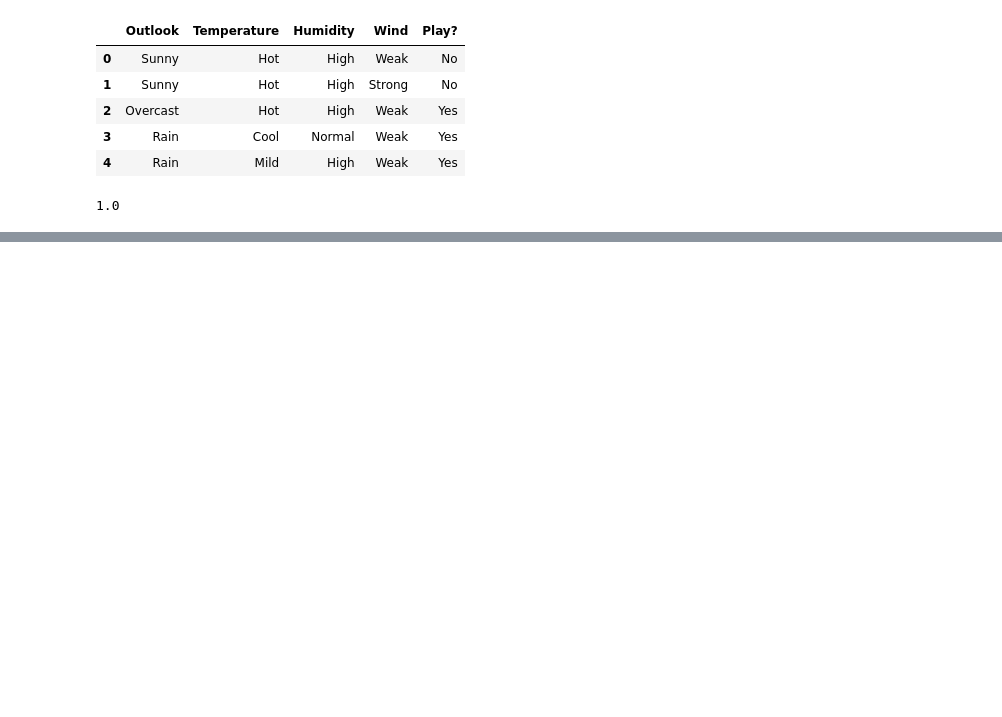
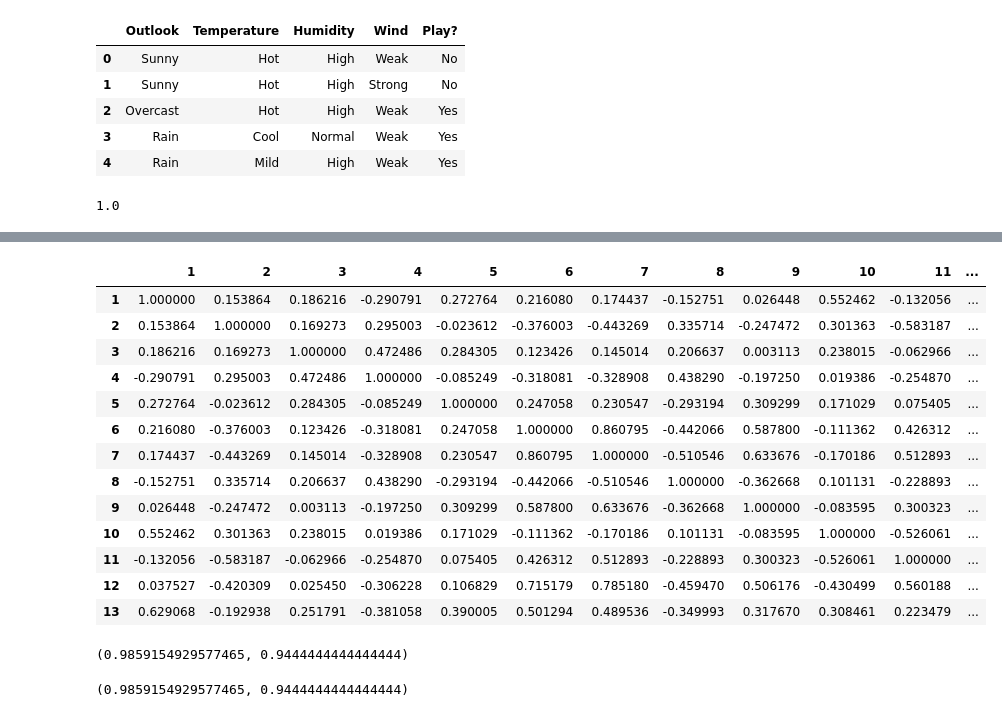
Before and after one commit to lavima/itf31519-practical-machine-learning, a Jupyter notebook: itf31519-naive-bayes-hyperparameter-tuning.ipynb, the cells around one changed output, grey strips where cells are left out. Drawn from its saved outputs; the diff is of its cells as text; code cells hidden in the pictures; blank space fills up the shorter version.

Commit message:
Kaggle Notebook | ITF31519 Naive Bayes & Hyperparameter Tuning | Version 3

```diff
--- a/itf31519-naive-bayes-hyperparameter-tuning.ipynb
+++ b/itf31519-naive-bayes-hyperparameter-tuning.ipynb
@@ -88,0 +91,50 @@ gaussian_nb.fit(uw_train_features, uw_train_targets)
+# %%
+correlation = uw_train_features.corr()
+correlation.style.background_gradient(cmap='coolwarm', axis=None)
+# %% [output]
+|  | 1 | 2 | 3 | 4 | 5 | 6 | 7 | 8 | 9 | 10 | 11 | ... |
+| 1 | 1.000000 | 0.153864 | 0.186216 | -0.290791 | 0.272764 | 0.216080 | 0.174437 | -0.152751 | 0.026448 | 0.552462 | -0.132056 | ... |
+| 2 | 0.153864 | 1.000000 | 0.169273 | 0.295003 | -0.023612 | -0.376003 | -0.443269 | 0.335714 | -0.247472 | 0.301363 | -0.583187 | ... |
+| 3 | 0.186216 | 0.169273 | 1.000000 | 0.472486 | 0.284305 | 0.123426 | 0.145014 | 0.206637 | 0.003113 | 0.238015 | -0.062966 | ... |
+| 4 | -0.290791 | 0.295003 | 0.472486 | 1.000000 | -0.085249 | -0.318081 | -0.328908 | 0.438290 | -0.197250 | 0.019386 | -0.254870 | ... |
+| 5 | 0.272764 | -0.023612 | 0.284305 | -0.085249 | 1.000000 | 0.247058 | 0.230547 | -0.293194 | 0.309299 | 0.171029 | 0.075405 | ... |
+| 6 | 0.216080 | -0.376003 | 0.123426 | -0.318081 | 0.247058 | 1.000000 | 0.860795 | -0.442066 | 0.587800 | -0.111362 | 0.426312 | ... |
+| 7 | 0.174437 | -0.443269 | 0.145014 | -0.328908 | 0.230547 | 0.860795 | 1.000000 | -0.510546 | 0.633676 | -0.170186 | 0.512893 | ... |
+| 8 | -0.152751 | 0.335714 | 0.206637 | 0.438290 | -0.293194 | -0.442066 | -0.510546 | 1.000000 | -0.362668 | 0.101131 | -0.228893 | ... |
+| 9 | 0.026448 | -0.247472 | 0.003113 | -0.197250 | 0.309299 | 0.587800 | 0.633676 | -0.362668 | 1.000000 | -0.083595 | 0.300323 | ... |
+| 10 | 0.552462 | 0.301363 | 0.238015 | 0.019386 | 0.171029 | -0.111362 | -0.170186 | 0.101131 | -0.083595 | 1.000000 | -0.526061 | ... |
+| 11 | -0.132056 | -0.583187 | -0.062966 | -0.254870 | 0.075405 | 0.426312 | 0.512893 | -0.228893 | 0.300323 | -0.526061 | 1.000000 | ... |
+| 12 | 0.037527 | -0.420309 | 0.025450 | -0.306228 | 0.106829 | 0.715179 | 0.785180 | -0.459470 | 0.506176 | -0.430499 | 0.560188 | ... |
+| 13 | 0.629068 | -0.192938 | 0.251791 | -0.381058 | 0.390005 | 0.501294 | 0.489536 | -0.349993 | 0.317670 | 0.308461 | 0.223479 | ... |
+# %%
+from sklearn.decomposition import PCA
+from sklearn.naive_bayes import GaussianNB
+
+# Naive Bayes expects independent features, so we could try Principle Component Analysis
+# to try to improve our results
+
+# Create the PCA object
+pca = PCA()
+# Fit PCA object to training data and return the components (new features)
+transformed_train_features = pca.fit_transform(uw_train_features, uw_train_targets)
+
+# Create and fit a second Gaussian classifier to the transformed data
+gaussian_nb2 = GaussianNB()
+gaussian_nb2.fit(transformed_train_features, uw_train_targets)
+
+# Tranform the test data and get the scores for both training and test data
+transformed_test_features = pca.transform(uw_test_features)
+(gaussian_nb2.score(transformed_train_features,uw_train_targets), gaussian_nb2.score(transformed_test_features,uw_test_targets))
+# %% [output]
+(0.9859154929577465, 0.9444444444444444)
+# %%
+from sklearn.pipeline import make_pipeline
+
+# The second classifier can be created much simpler using a Pipeline
+pca_gaussian_nb = make_pipeline(PCA(),GaussianNB())
+pca_gaussian_nb.fit(uw_train_features, uw_train_targets)
+
+# Get the scores for both training and test data
+(pca_gaussian_nb.score(uw_train_features, uw_train_targets), pca_gaussian_nb.score(uw_test_features, uw_test_targets))
+# %% [output]
+(0.9859154929577465, 0.9444444444444444)
```
Also changed, not shown: parts of 2 cells of this notebook.
